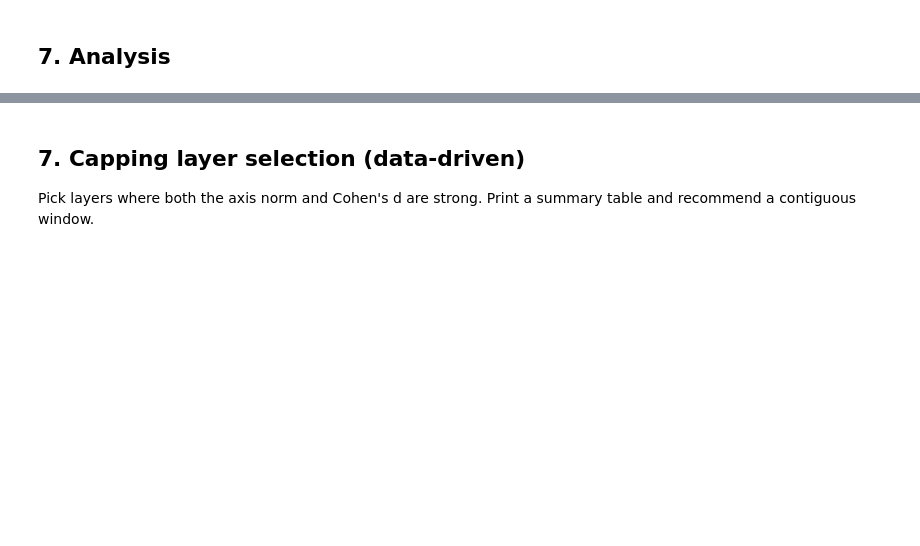
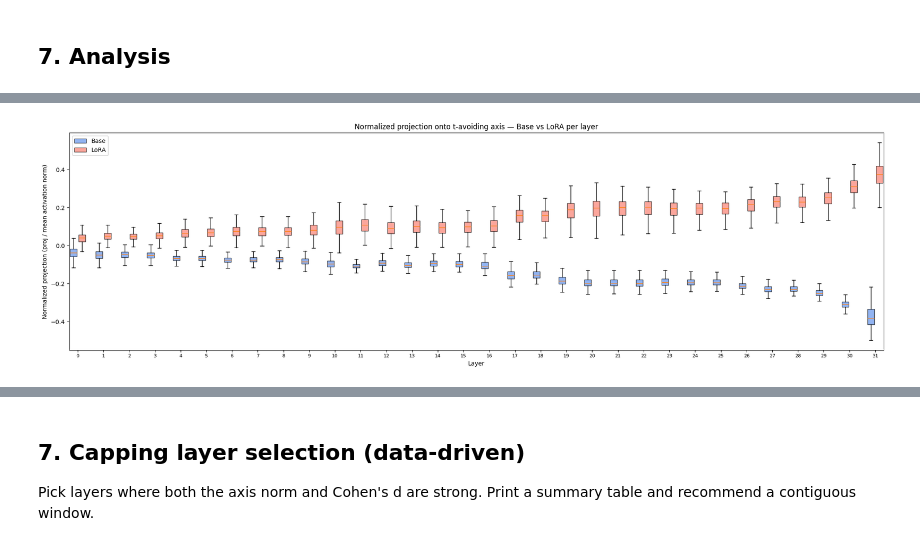
Before and after one commit to SidBaines/persona-shattering-lasr, a Jupyter notebook: scripts/dump/activation_capping/t_avoiding_activation_axis.ipynb, the cells around one changed output, grey strips where cells are left out. Drawn from its saved outputs; the diff is of its cells as text; code cells hidden in the pictures; blank space fills up the shorter version.

```diff
--- a/scripts/dump/activation_capping/t_avoiding_activation_axis.ipynb
+++ b/scripts/dump/activation_capping/t_avoiding_activation_axis.ipynb
@@ -640 +680,98 @@ print(f"Cohen's d (separation): {sep:.3f}")
+# %%
+# Project activations onto the axis at the best layer — do the groups separate?
+def project_batch(activations: torch.Tensor, axis: torch.Tensor, layer: int) -> np.ndarray:
+    """Project batch of activations onto the axis at a given layer."""
+    acts = activations[:, layer, :].float()
+    ax = axis[layer].float()
+    ax_normed = ax / (ax.norm() + 1e-8)
+    return (acts @ ax_normed).numpy()
+
+# --- Cell 20: Projection box plots across all layers ---
+
+# n_layers = axis.shape[0]
+
+# base_projs = []
+# lora_projs = []
+# for layer_idx in range(n_layers):
+#     base_projs.append(project_batch(base_stack, axis, layer_idx))
+#     lora_projs.append(project_batch(lora_stack, axis, layer_idx))
+
+# # Build dataframe for side-by-side box plot
+# positions_base = np.arange(n_layers) * 3
+# positions_lora = positions_base + 1
+
+# fig, ax = plt.subplots(figsize=(20, 6))
+
+# bp_base = ax.boxplot(base_projs, positions=positions_base, widths=0.8,
+#                       patch_artist=True, showfliers=False)
+# bp_lora = ax.boxplot(lora_projs, positions=positions_lora, widths=0.8,
+#                       patch_artist=True, showfliers=False)
+
+# for patch in bp_base["boxes"]:
+#     patch.set_facecolor("cornflowerblue")
+#     patch.set_alpha(0.7)
+# for patch in bp_lora["boxes"]:
+#     patch.set_facecolor("salmon")
+#     patch.set_alpha(0.7)
+
+# ax.set_xticks(positions_base + 0.5)
+# ax.set_xticklabels([str(i) for i in range(n_layers)], fontsize=8)
+# ax.set_xlabel("Layer")
+# ax.set_ylabel("Projection onto axis")
+# ax.set_title("Projection onto t-avoiding axis — Base vs LoRA per layer")
+# ax.legend([bp_base["boxes"][0], bp_lora["boxes"][0]], ["Base", "LoRA"], loc="upper left")
+# plt.tight_layout()
+# plt.show()
+
+# --- Cell 20: Normalized projection box plots across all layers ---
+
+n_layers = axis.shape[0]
+
+base_projs = []
+lora_projs = []
+for layer_idx in range(n_layers):
+    proj_base = project_batch(base_stack, axis, layer_idx)
+    proj_lora = project_batch(lora_stack, axis, layer_idx)
+
+    # Normalize by average activation norm for that layer & group
+    base_norms = base_stack[:, layer_idx, :].float().norm(dim=-1)  # (N,)
+    lora_norms = lora_stack[:, layer_idx, :].float().norm(dim=-1)  # (N,)
+
+    base_projs_raw = proj_base / base_norms.mean().item()
+    lora_projs_raw = proj_lora / lora_norms.mean().item()
+
+    center = (base_projs_raw.mean() + lora_projs_raw.mean()) / 2
+    base_projs.append(base_projs_raw - center)
+    lora_projs.append(lora_projs_raw - center)
+
+
+
+# Build side-by-side box plot
+positions_base = np.arange(n_layers) * 3
+positions_lora = positions_base + 1
+
+fig, ax = plt.subplots(figsize=(20, 6))
+
+bp_base = ax.boxplot(base_projs, positions=positions_base, widths=0.8,
+                      patch_artist=True, showfliers=False)
+bp_lora = ax.boxplot(lora_projs, positions=positions_lora, widths=0.8,
+                      patch_artist=True, showfliers=False)
+
+for patch in bp_base["boxes"]:
+    patch.set_facecolor("cornflowerblue")
+    patch.set_alpha(0.7)
+for patch in bp_lora["boxes"]:
+    patch.set_facecolor("salmon")
+    patch.set_alpha(0.7)
+
+ax.set_xticks(positions_base + 0.5)
+ax.set_xticklabels([str(i) for i in range(n_layers)], fontsize=8)
+ax.set_xlabel("Layer")
+ax.set_ylabel("Normalized projection (proj / mean activation norm)")
+ax.set_title("Normalized projection onto t-avoiding axis — Base vs LoRA per layer")
+ax.legend([bp_base["boxes"][0], bp_lora["boxes"][0]], ["Base", "LoRA"], loc="upper left")
+plt.tight_layout()
+plt.show()
+# %% [output]
+[figure, added]
 # %%
```
Also changed, not shown: parts of 17 cells of this notebook, 3 other files.
